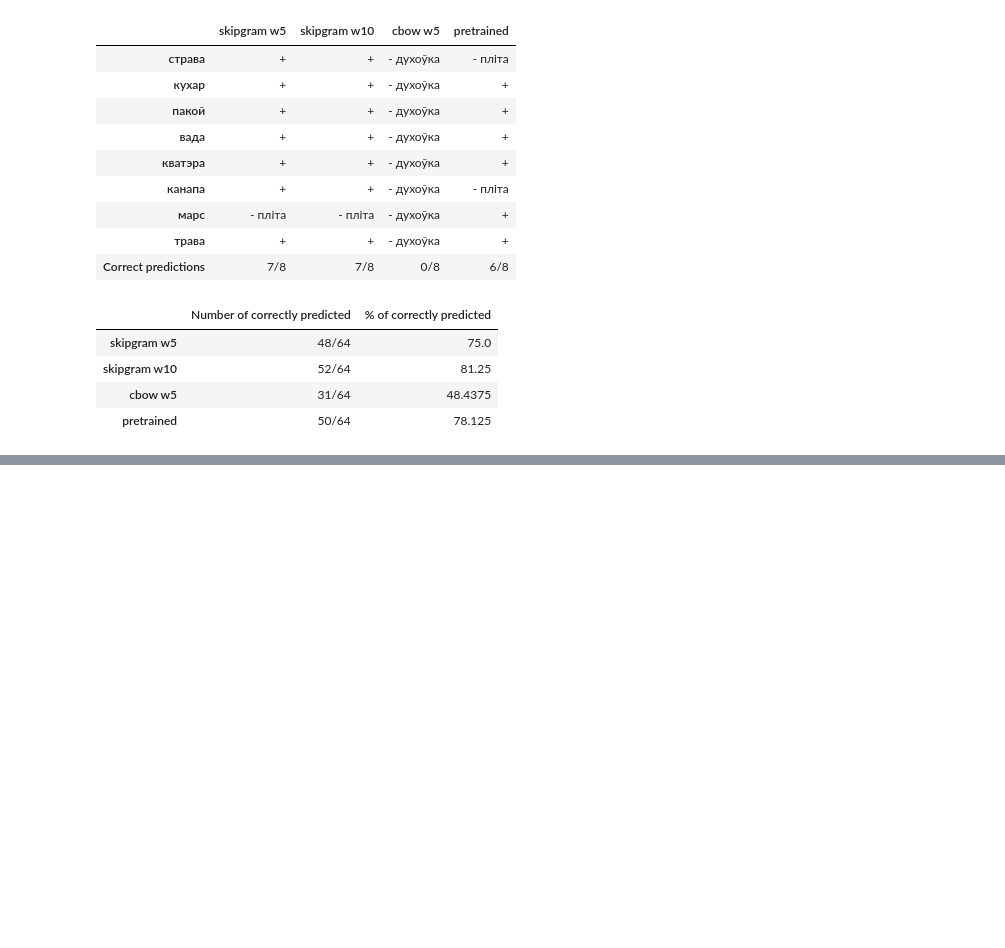
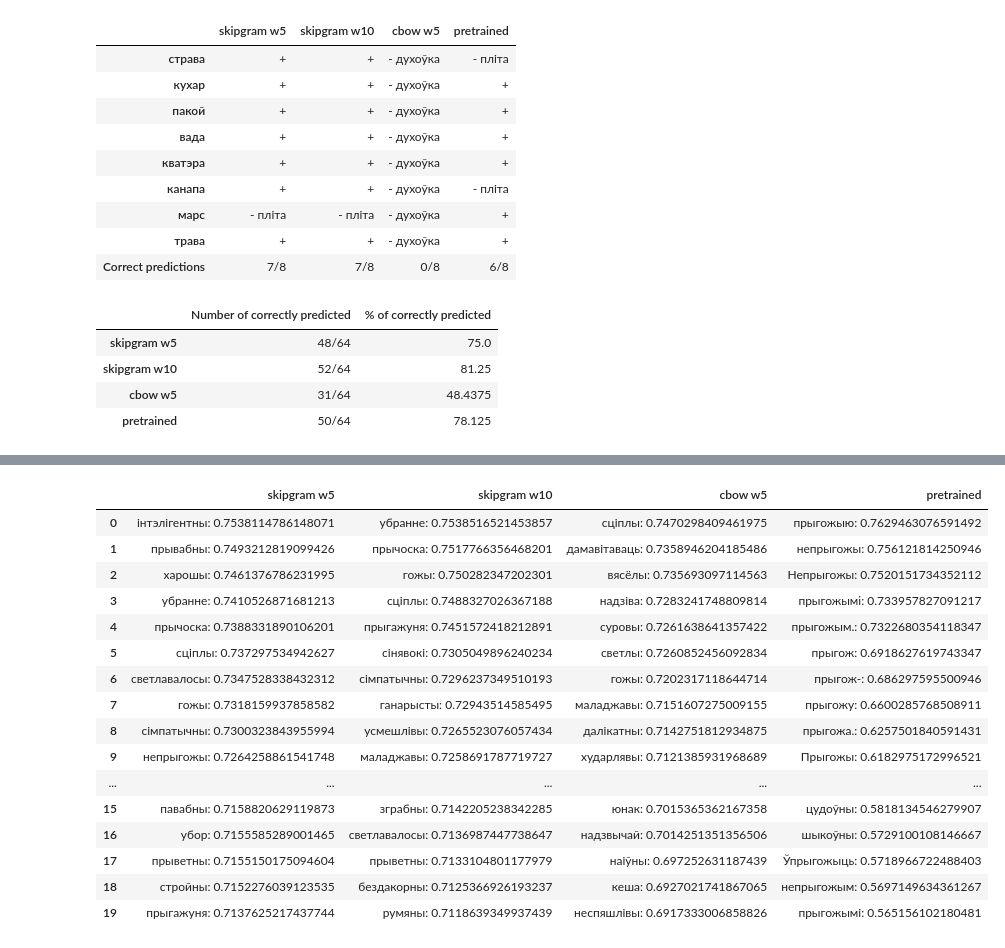
Before and after one commit to rommmmmka/computational-linguistics, a Jupyter notebook: hw3/4_analyze_models.ipynb, the cells around one changed output, grey strips where cells are left out. Cells and saved outputs as stored; diff of their text form; code cells hidden in the pictures; blank space fills up the shorter version.

```diff
--- a/hw3/4_analyze_models.ipynb
+++ b/hw3/4_analyze_models.ipynb
@@ -200,0 +249,22 @@ pd.DataFrame(
+# %%
+apply_func(
+    lambda x, _: x.most_similar(["прыгожы"], topn=20)
+)
+# %% [output]
+|  | skipgram w5 | skipgram w10 | cbow w5 | pretrained |
+| 0 | інтэлігентны: 0.7538114786148071 | убранне: 0.7538516521453857 | сціплы: 0.7470298409461975 | прыгожыю: 0.7629463076591492 |
+| 1 | прывабны: 0.7493212819099426 | прычоска: 0.7517766356468201 | дамавітаваць: 0.7358946204185486 | непрыгожы: 0.756121814250946 |
+| 2 | харошы: 0.7461376786231995 | гожы: 0.750282347202301 | вясёлы: 0.735693097114563 | Непрыгожы: 0.7520151734352112 |
+| 3 | убранне: 0.7410526871681213 | сціплы: 0.7488327026367188 | надзіва: 0.7283241748809814 | прыгожымi: 0.733957827091217 |
+| 4 | прычоска: 0.7388331890106201 | прыгажуня: 0.7451572418212891 | суровы: 0.7261638641357422 | прыгожым.: 0.7322680354118347 |
+| 5 | сціплы: 0.737297534942627 | сінявокі: 0.7305049896240234 | светлы: 0.7260852456092834 | прыгож: 0.6918627619743347 |
+| 6 | светлавалосы: 0.7347528338432312 | сімпатычны: 0.7296237349510193 | гожы: 0.7202317118644714 | прыгож-: 0.686297595500946 |
+| 7 | гожы: 0.7318159937858582 | ганарысты: 0.72943514585495 | маладжавы: 0.7151607275009155 | прыгожу: 0.6600285768508911 |
+| 8 | сімпатычны: 0.7300323843955994 | усмешлівы: 0.7265523076057434 | далікатны: 0.7142751812934875 | прыгожа.: 0.6257501840591431 |
+| 9 | непрыгожы: 0.7264258861541748 | маладжавы: 0.7258691787719727 | хударлявы: 0.7121385931968689 | Прыгожы: 0.6182975172996521 |
+| ... | ... | ... | ... | ... |
+| 15 | павабны: 0.7158820629119873 | зграбны: 0.7142205238342285 | юнак: 0.7015365362167358 | цудоўны: 0.5818134546279907 |
+| 16 | убор: 0.7155585289001465 | светлавалосы: 0.7136987447738647 | надзвычай: 0.7014251351356506 | шыкоўны: 0.5729100108146667 |
+| 17 | прыветны: 0.7155150175094604 | прыветны: 0.7133104801177979 | наіўны: 0.697252631187439 | Ўпрыгожыць: 0.5718966722488403 |
+| 18 | стройны: 0.7152276039123535 | бездакорны: 0.7125366926193237 | кеша: 0.6927021741867065 | непрыгожым: 0.5697149634361267 |
+| 19 | прыгажуня: 0.7137625217437744 | румяны: 0.7118639349937439 | неспяшлівы: 0.6917333006858826 | прыгожымі: 0.565156102180481 |
```
Also changed, not shown: parts of 10 cells of this notebook.
